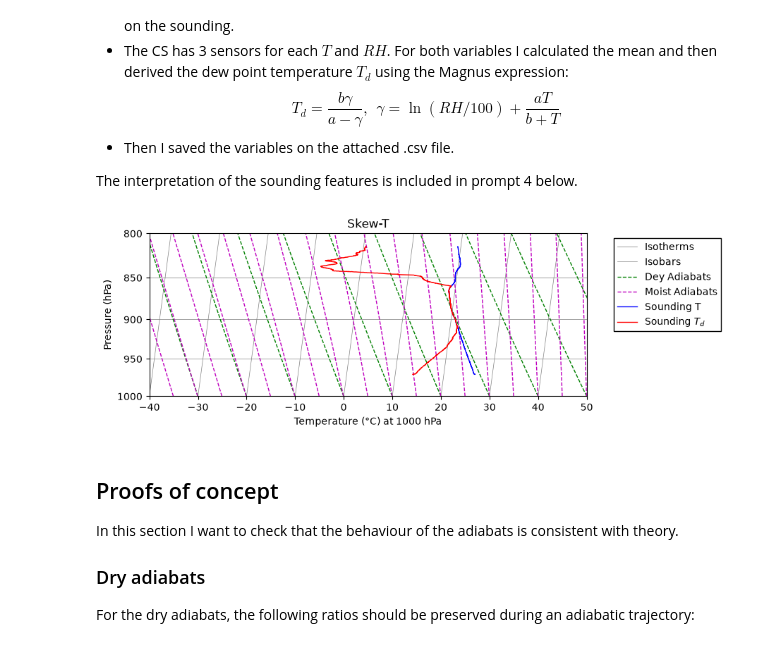
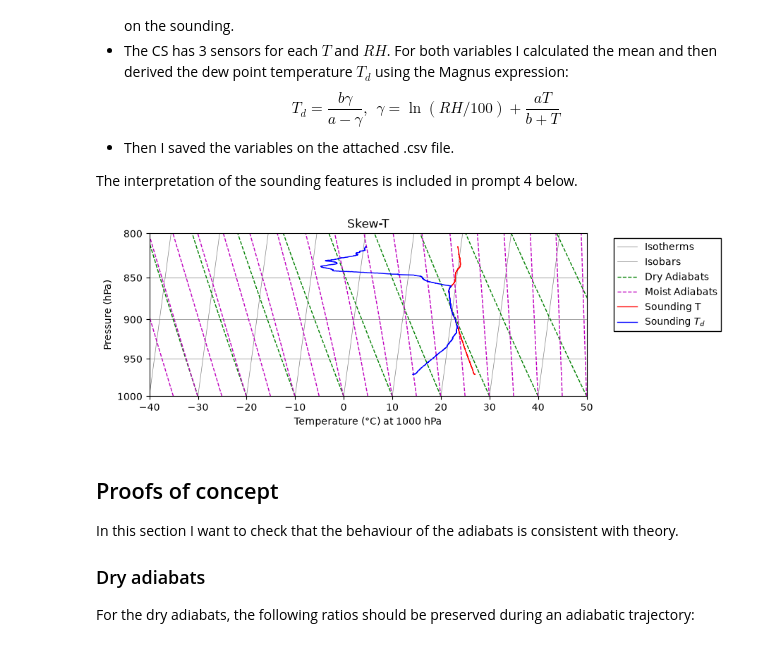
Before and after one commit to Chely-beep/METR5003, a Jupyter notebook: lab_3.ipynb, the cells around one changed output. Cells and saved outputs as stored; diff of their text form; code cells hidden in the pictures.

```diff
--- a/lab_3.ipynb
+++ b/lab_3.ipynb
@@ -288,7 +288,7 @@ i=0
 label_DA=""
 for T0 in temp_DA:
     if i==0:
-        label_DA="Dey Adiabats"
+        label_DA="Dry Adiabats"
     else:
         label_DA="_"
     # Temperature along the dry adiabat
@@ -338,36 +338,36 @@ for T0 in temp_MA:
             )
     i+=1
 
 # Sounding
 T_sk_1 = skewT(T_s, p_s, skew=skew_CS)
 T_sk_2 = skewT(Td_s, p_s, skew=skew_CS)
 ax.plot(
             T_sk_1, p_s,
-            color="blue",
+            color="red",
             linewidth=1,
             label="Sounding T"
             )
 ax.plot(
             T_sk_2, p_s,
-            color="red",
+            color="blue",
             linewidth=1,
             label=r"Sounding $T_d$ "
             )
 
     # Axis configuration
 ax.set_yticks(pres_guides)
 ax.set_yticklabels([str(p) for p in pres_guides]) # Use the same array as the isobars
 ax.minorticks_off()
 ax.legend(bbox_to_anchor=(1.05, 1), loc='upper left', fancybox=False, framealpha=1, edgecolor="black")
 
 
 ax.set_xlabel("Temperature (°C) at 1000 hPa")
 ax.set_ylabel("Pressure (hPa)")
 ax.set_title("Skew-T")
 
 plt.show()
 # %% [output]
-[figure, old version]
+[figure, new version]
 # %% [markdown]
 ## Proofs of concept
 In this section I want to check that the behaviour of the adiabats is consistent with theory.
```
Also changed, not shown: parts of 1 cell of this notebook.
